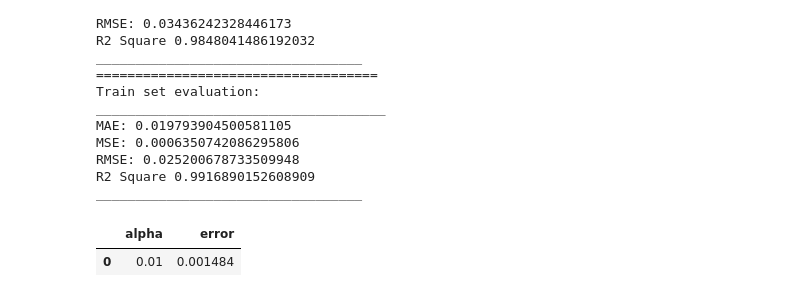
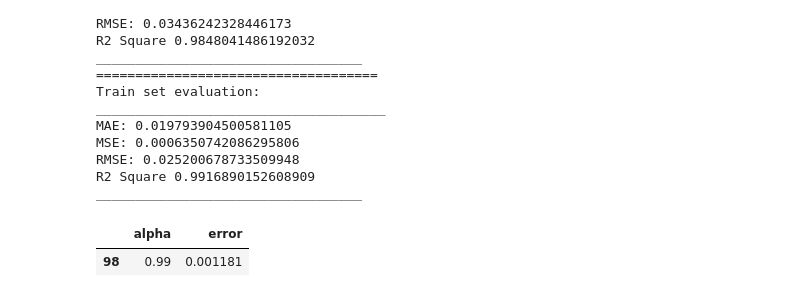
Before and after one commit to Raaaii/Breast_Cancer_ML-DL, a Jupyter notebook: elasticNet/finalwork.ipynb, the cells around one changed output. Drawn from its saved outputs; the diff is of its cells as text; code cells hidden in the pictures.

Commit message:
Final version of regression using Ridge Lasso ElasticNet and kernel methods

```diff
--- a/elasticNet/finalwork.ipynb
+++ b/elasticNet/finalwork.ipynb
@@ -557,7 +582,7 @@ RMSE: 0.025200678733509948
 R2 Square 0.9916890152608909
 __________________________________
 # %%
-optimal_alpha(ElasticNetR)
+optimal_alpha(KRR)
 # %% [output]
 |  | alpha | error |
-| 0 | 0.01 | 0.001484 |
+| 98 | 0.99 | 0.001181 |
```
Also changed, not shown: parts of 5 cells of this notebook.
